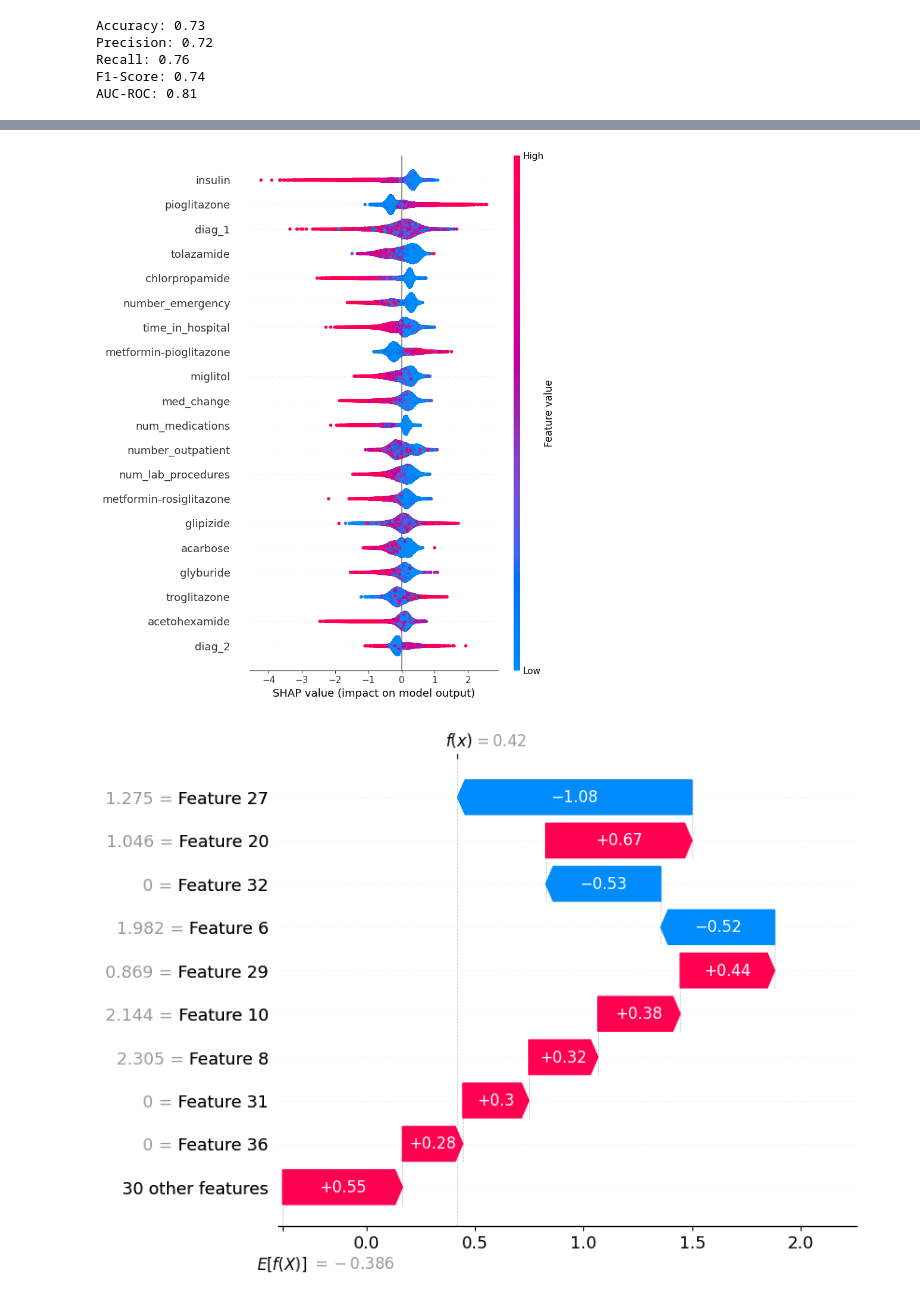
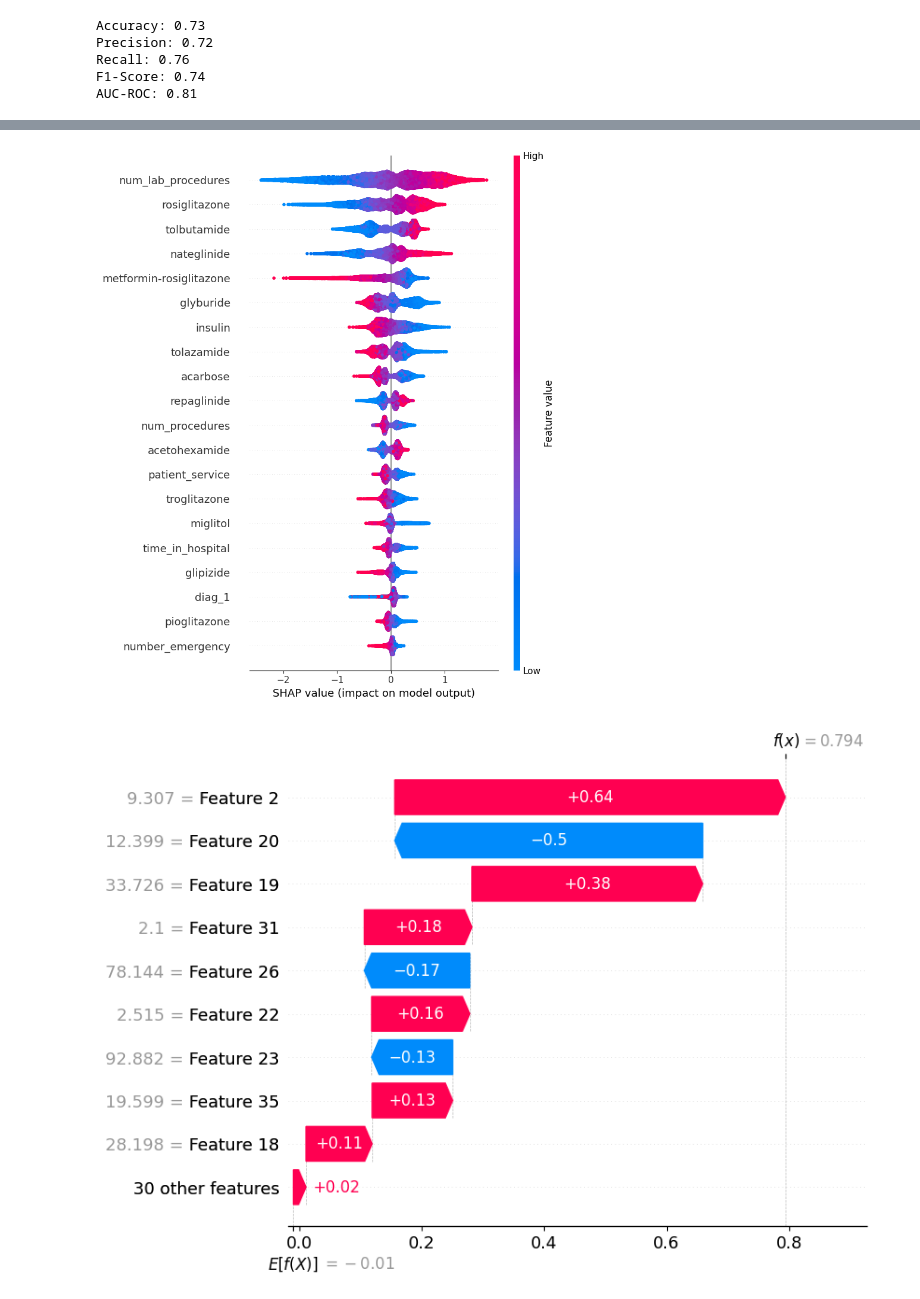
Before and after one commit to radhika2026/Patient-Readmit-Prediction, a Jupyter notebook: Novel_Model_Baseline.ipynb, the cells around one changed output, grey strips where cells are left out. Saved outputs shown, nothing was run; the diff lists cells and outputs as text; code cells hidden in the pictures.

Commit message:
Baseline and improved

```diff
--- a/Novel_Model_Baseline.ipynb
+++ b/Novel_Model_Baseline.ipynb
@@ -205,30 +205,30 @@ import shap
 import lime
 from lime.lime_tabular import LimeTabularExplainer
 
-explainer = shap.Explainer(best_xgb, X_train_encoded)
+explainer = shap.Explainer(baseline_xgb, X_train_encoded)
 shap_values = explainer(X_test_encoded)
 shap.summary_plot(shap_values, X_test_encoded, feature_names=X.columns)
 # %% [output]
-[figure, old version]
+[figure, new version]
 # %%
 single_index = 0
 shap.waterfall_plot(shap_values[single_index])
 
 lime_explainer = LimeTabularExplainer(
     training_data=X_train_encoded,
     feature_names=X.columns.tolist(),
     class_names=["Not Readmitted", "Readmitted"],
     mode='classification'
 )
 
 instance_to_explain = X_test_encoded[single_index]
 
 lime_exp = lime_explainer.explain_instance(
     data_row=instance_to_explain,
-    predict_fn=best_xgb.predict_proba
+    predict_fn=baseline_xgb.predict_proba
 )
 
 lime_exp.show_in_notebook()
 # %% [output]
-[figure, old version]
+[figure, new version]
 [interactive output not drawn]
```
Also changed, not shown: parts of 2 cells of this notebook, 3 other files.
